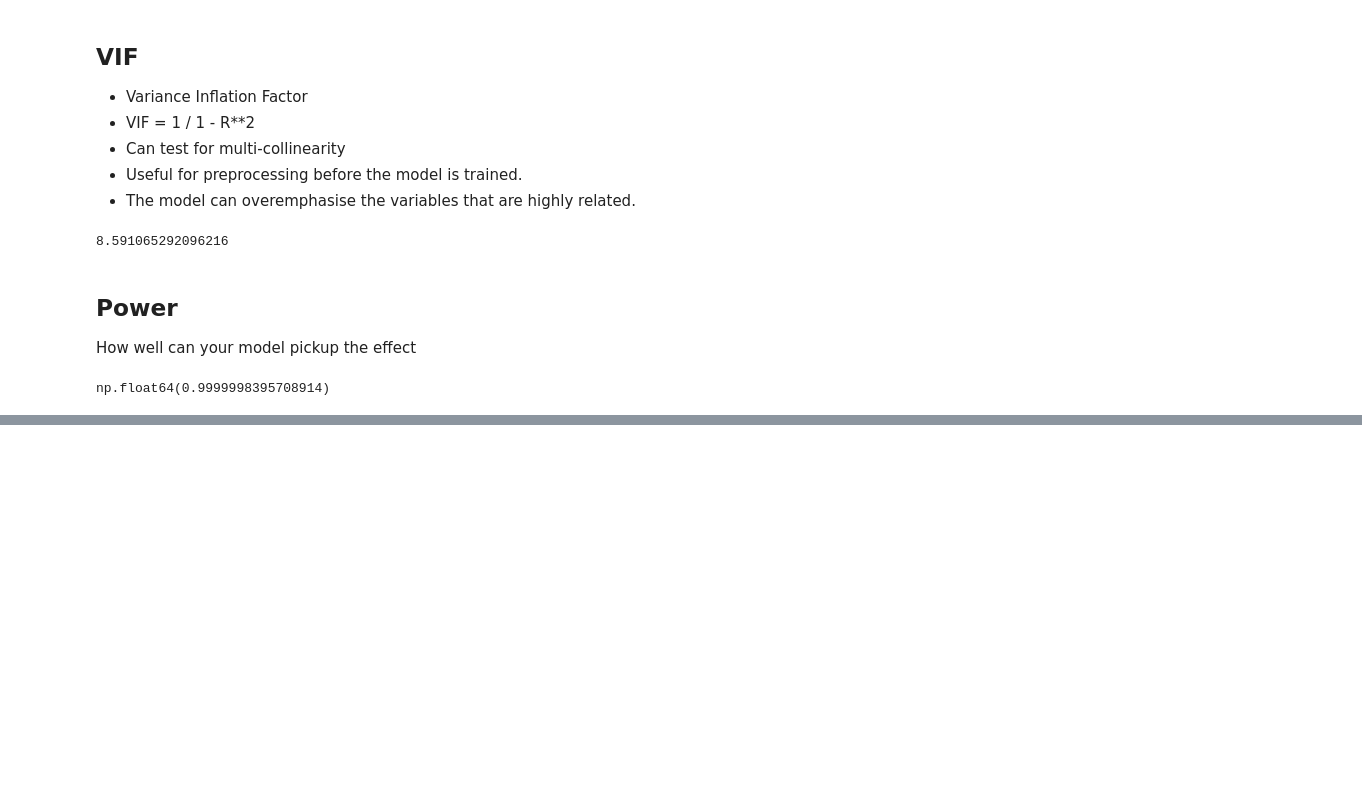
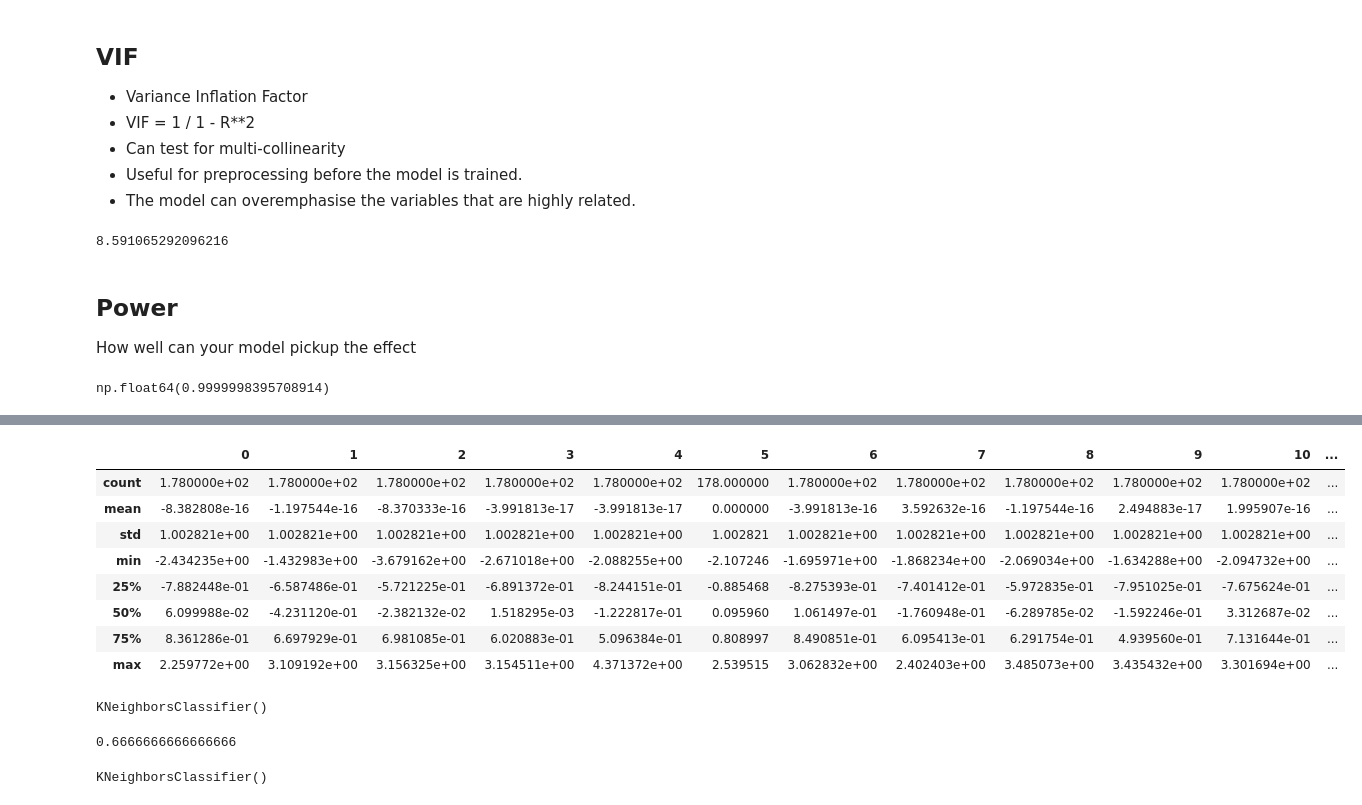
Before and after one commit to smdbz/data-science, a Jupyter notebook: notebooks/Stats.ipynb, the cells around one changed output, grey strips where cells are left out. Saved outputs shown, nothing was run; the diff lists cells and outputs as text; code cells hidden in the pictures; blank space fills up the shorter version.

```diff
--- a/notebooks/Stats.ipynb
+++ b/notebooks/Stats.ipynb
@@ -237,0 +285,12 @@ num
+# %%
+pd.DataFrame(standardised_x).describe()
+# %% [output]
+|  | 0 | 1 | 2 | 3 | 4 | 5 | 6 | 7 | 8 | 9 | 10 | ... |
+| count | 1.780000e+02 | 1.780000e+02 | 1.780000e+02 | 1.780000e+02 | 1.780000e+02 | 178.000000 | 1.780000e+02 | 1.780000e+02 | 1.780000e+02 | 1.780000e+02 | 1.780000e+02 | ... |
+| mean | -8.382808e-16 | -1.197544e-16 | -8.370333e-16 | -3.991813e-17 | -3.991813e-17 | 0.000000 | -3.991813e-16 | 3.592632e-16 | -1.197544e-16 | 2.494883e-17 | 1.995907e-16 | ... |
+| std | 1.002821e+00 | 1.002821e+00 | 1.002821e+00 | 1.002821e+00 | 1.002821e+00 | 1.002821 | 1.002821e+00 | 1.002821e+00 | 1.002821e+00 | 1.002821e+00 | 1.002821e+00 | ... |
+| min | -2.434235e+00 | -1.432983e+00 | -3.679162e+00 | -2.671018e+00 | -2.088255e+00 | -2.107246 | -1.695971e+00 | -1.868234e+00 | -2.069034e+00 | -1.634288e+00 | -2.094732e+00 | ... |
+| 25% | -7.882448e-01 | -6.587486e-01 | -5.721225e-01 | -6.891372e-01 | -8.244151e-01 | -0.885468 | -8.275393e-01 | -7.401412e-01 | -5.972835e-01 | -7.951025e-01 | -7.675624e-01 | ... |
+| 50% | 6.099988e-02 | -4.231120e-01 | -2.382132e-02 | 1.518295e-03 | -1.222817e-01 | 0.095960 | 1.061497e-01 | -1.760948e-01 | -6.289785e-02 | -1.592246e-01 | 3.312687e-02 | ... |
+| 75% | 8.361286e-01 | 6.697929e-01 | 6.981085e-01 | 6.020883e-01 | 5.096384e-01 | 0.808997 | 8.490851e-01 | 6.095413e-01 | 6.291754e-01 | 4.939560e-01 | 7.131644e-01 | ... |
+| max | 2.259772e+00 | 3.109192e+00 | 3.156325e+00 | 3.154511e+00 | 4.371372e+00 | 2.539515 | 3.062832e+00 | 2.402403e+00 | 3.485073e+00 | 3.435432e+00 | 3.301694e+00 | ... |
@@ -237,0 +301,8 @@ num
+# %%
+knn.fit(X_train, y_train)
+# %% [output]
+KNeighborsClassifier()
+# %%
+print(knn.score(X_test, y_test))
+# %% [output]
+0.6666666666666666
@@ -237,0 +312,4 @@ num
+# %%
+knn.fit(X_train_scaled, y_train)
+# %% [output]
+KNeighborsClassifier()
```
Also changed, not shown: parts of 16 cells of this notebook, 5 other files.
